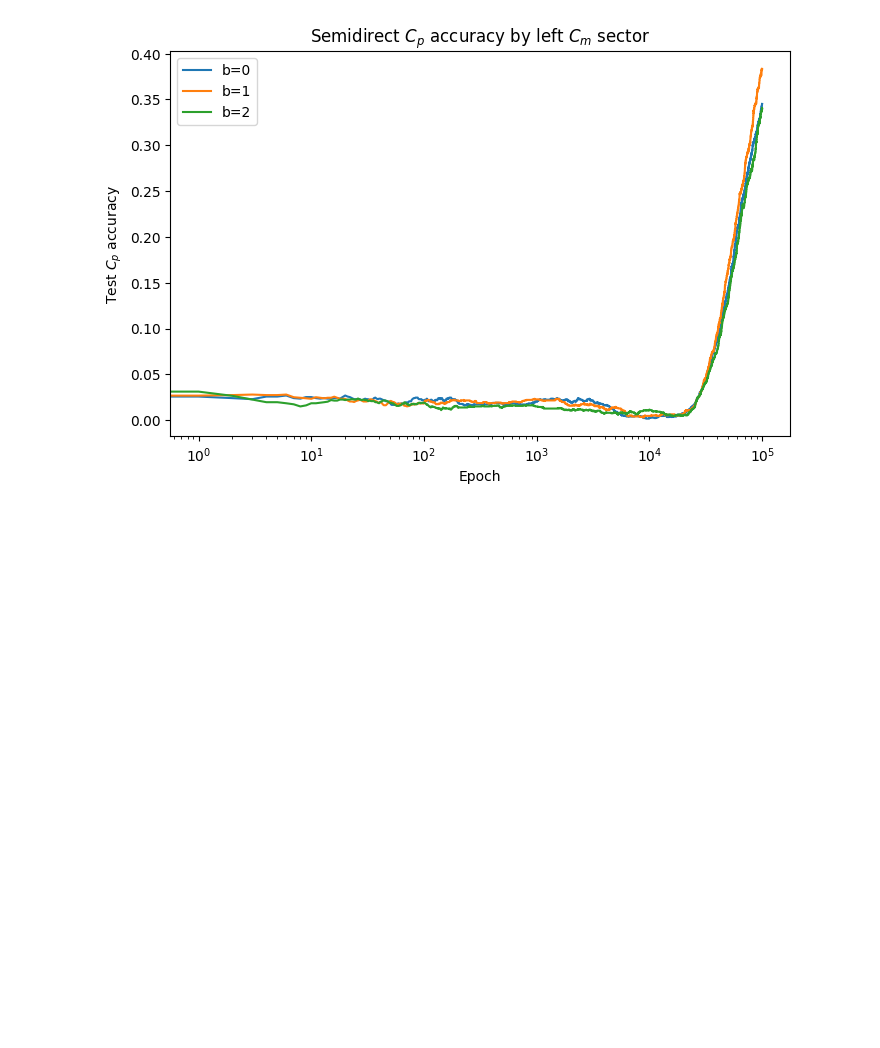
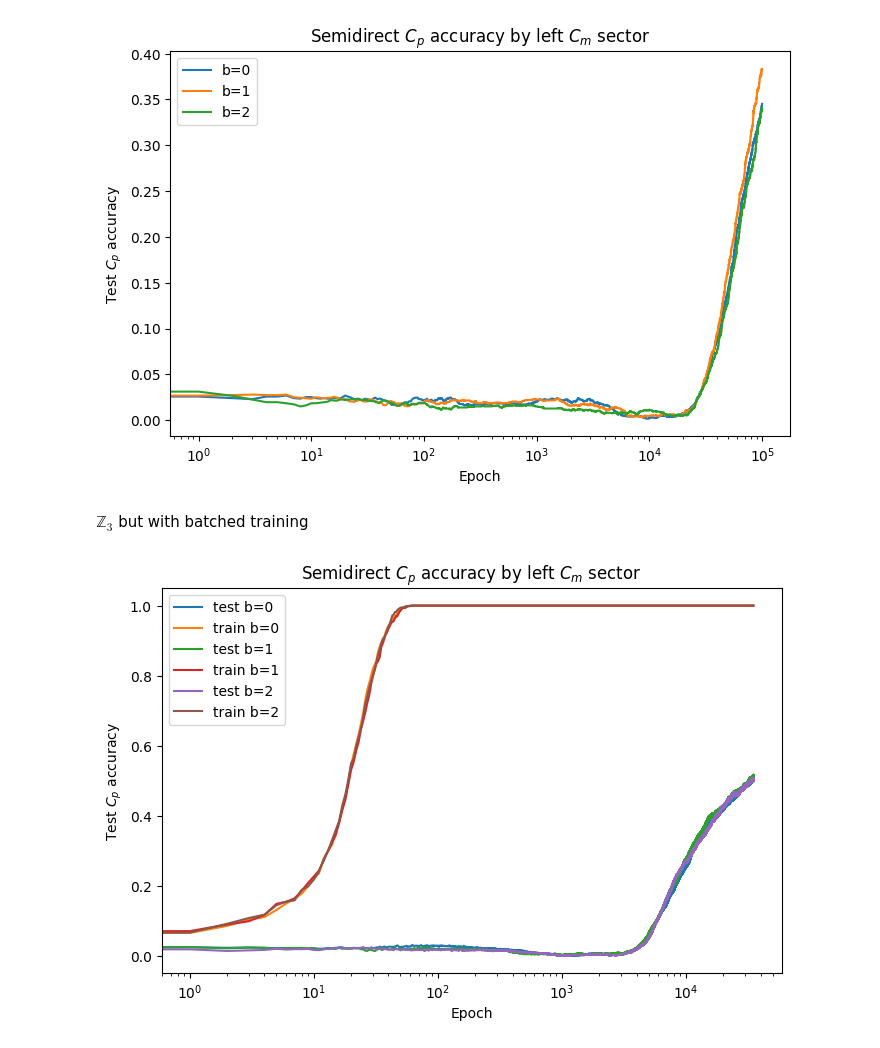
Before and after one commit to IustinS2/Grokking, a Jupyter notebook: iustin/group_ext.ipynb, the cells around one changed output. Saved outputs shown, nothing was run; the diff lists cells and outputs as text; code cells hidden in the pictures; blank space fills up the shorter version.

```diff
--- a/iustin/group_ext.ipynb
+++ b/iustin/group_ext.ipynb
@@ -720,8 +722,9 @@ def data_create_Cp_Cm(
 p = 31
 m=3
 frac = 0.4
+batch_size=512
 hid_size = 1000
-n_epochs = 100000
+n_epochs = 35000
 
 torch.manual_seed(0)
 np.random.seed(0)
@@ -919,5 +1031,5 @@ def train_Cp_Cm(kind="direct"):
         "test_Cp_accs_by_b": test_Cp_accs_by_b,
     }
 # %%
-semi_results = train_Cp_Cm(kind="semidirect")
+semi_results = train_Cp_Cm_batched(kind="semidirect")
 # %% [output]
@@ -1025,3 +1137,23 @@ plt.legend()
 plt.show()
 # %% [output]
 [figure]
+# %% [markdown]
+$\mathbb{Z}_3$ but with batched training
+# %%
+plt.figure(figsize=(8, 5))
+
+for j in range(m):
+    plt.plot(
+        semi_results["test_Cp_accs_by_b"][:, j].detach().cpu(),
+        label=f"test b={j}"
+    )
+    plt.plot(semi_results['train_Cp_accs_by_b'][:,j].detach().cpu(), label=f"train b={j}")
+
+plt.xscale("log")
+plt.xlabel("Epoch")
+plt.ylabel(r"Test $C_p$ accuracy")
+plt.title(r"Semidirect $C_p$ accuracy by left $C_m$ sector")
+plt.legend()
+plt.show()
+# %% [output]
+[figure, added]
```
Also changed, not shown: parts of 6 cells of this notebook.
